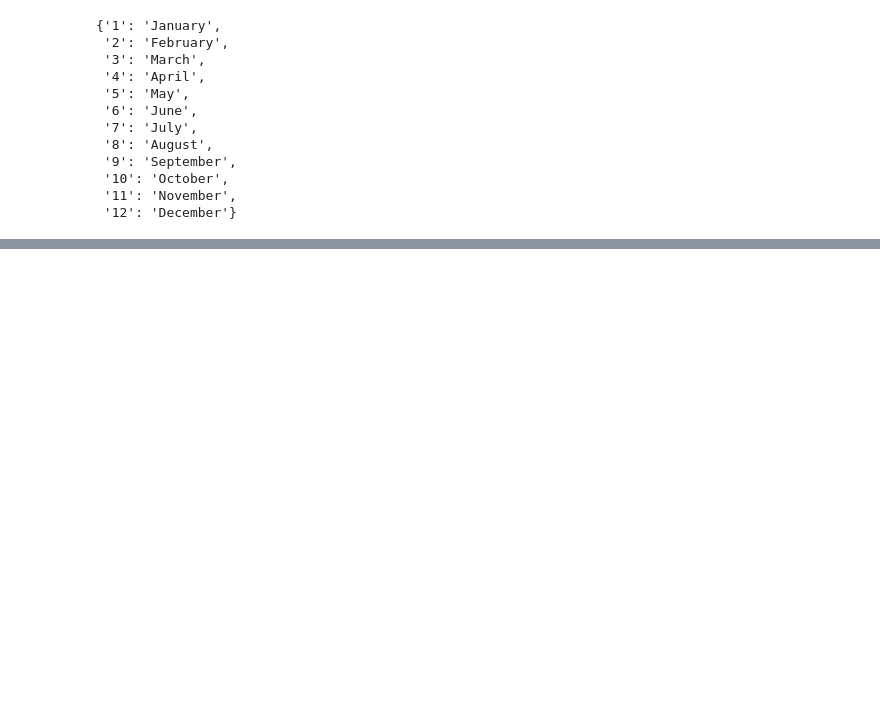
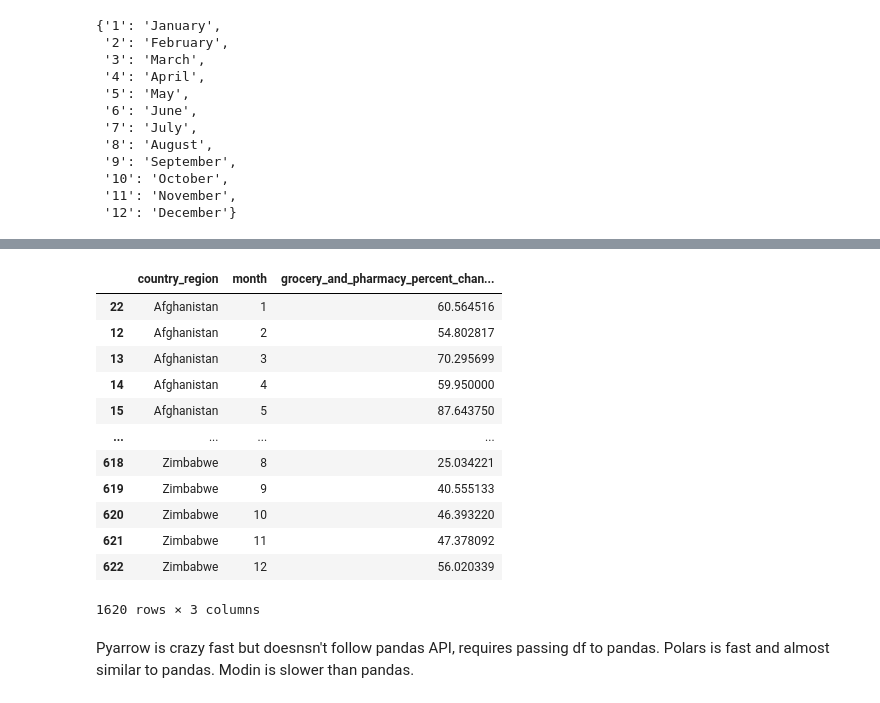
Before and after one commit to sapawar4/scrap, a Jupyter notebook: Modin Test.ipynb, the cells around one changed output, grey strips where cells are left out. Drawn from its saved outputs; the diff is of its cells as text; code cells hidden in the pictures; blank space fills up the shorter version.

```diff
--- a/Modin Test.ipynb
+++ b/Modin Test.ipynb
@@ -345,3 +388,10 @@ shape: (1620, 3)
 | "Zimbabwe" | "November" | 47.378092 |
 | "Zimbabwe" | "October" | 46.3932 |
 | "Zimbabwe" | "September" | 40.555133 |
+# %%
+%%time
+padf2 = padf.append_column("month",pc.month(padf['date']))
+(pa.TableGroupBy(padf2,['country_region', "month"])
+ .aggregate([("grocery_and_pharmacy_percent_change_from_baseline", "mean")])
+).to_pandas()[['country_region','month','grocery_and_pharmacy_percent_change_from_baseline_mean']].sort_values(by = ['country_region','month'])
+# %% [output]
@@ -347,0 +400,15 @@ shape: (1620, 3)
+|  | country_region | month | grocery_and_pharmacy_percent_chan... |
+| 22 | Afghanistan | 1 | 60.564516 |
+| 12 | Afghanistan | 2 | 54.802817 |
+| 13 | Afghanistan | 3 | 70.295699 |
+| 14 | Afghanistan | 4 | 59.950000 |
+| 15 | Afghanistan | 5 | 87.643750 |
+| ... | ... | ... | ... |
+| 618 | Zimbabwe | 8 | 25.034221 |
+| 619 | Zimbabwe | 9 | 40.555133 |
+| 620 | Zimbabwe | 10 | 46.393220 |
+| 621 | Zimbabwe | 11 | 47.378092 |
+| 622 | Zimbabwe | 12 | 56.020339 |
+1620 rows × 3 columns
+# %% [markdown]
+Pyarrow is crazy fast but doesnsn't follow pandas API, requires passing df to pandas. Polars is fast and almost similar to pandas. Modin is slower than pandas.
```
Also changed, not shown: parts of 32 cells of this notebook.
